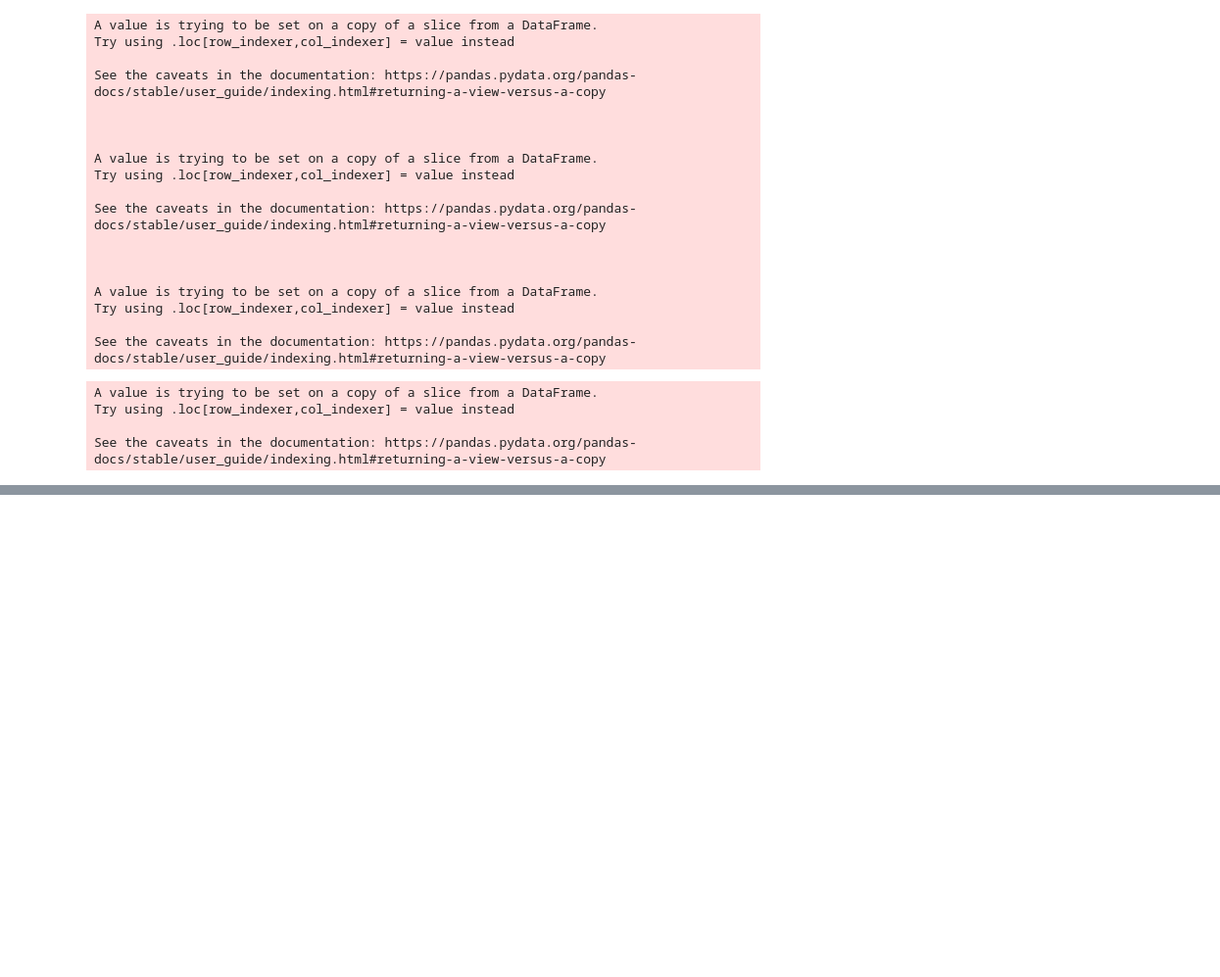
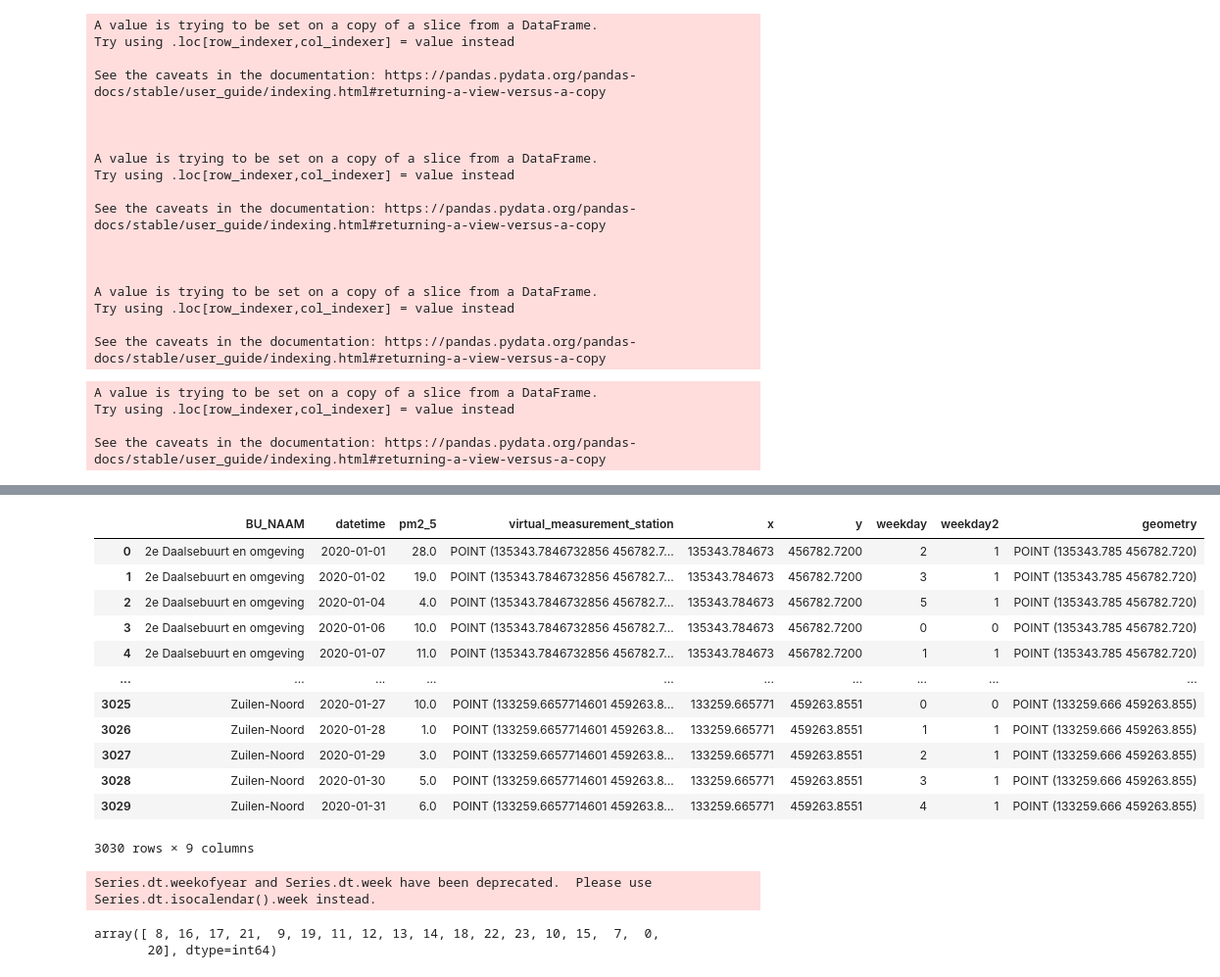
Before and after one commit to ystouthart/ADS-Snuffelfiets-Thesis, a Jupyter notebook: notebooks/2.0-snuffelfiets-playground.ipynb, the cells around one changed output, grey strips where cells are left out. Shown at 98% size. Cells and saved outputs as stored; diff of their text form; code cells hidden in the pictures; blank space fills up the shorter version.

Commit message:
Added time selection

```diff
--- a/notebooks/2.0-snuffelfiets-playground.ipynb
+++ b/notebooks/2.0-snuffelfiets-playground.ipynb
@@ -175,0 +233,46 @@ See the caveats in the documentation: https://pandas.pydata.org/pandas-docs/stab
+# %%
+df = pd.read_csv("../data/interim/neighborhood/daily_city_jan_2020.csv")
+df['datetime'] = pd.to_datetime(df['datetime'], format="%Y-%m-%d %H:%M:%S")
+
+df["weekday"] = df['datetime'].dt.dayofweek
+df['datetime'] = df['datetime'].dt.date
+
+df["weekday2"] = ((df["weekday"] == 1) | (df["weekday"] == 2) | (df["weekday"] == 3) | (df["weekday"] == 4) | (df["weekday"] == 5)).astype(int)
+
+gdf = gpd.GeoDataFrame(df, geometry=gpd.points_from_xy(df['x'],df['y'], crs="EPSG:28992"))
+
+df.to_csv("features-neigh.csv")
+# %%
+gdf
+# %% [output]
+|  | BU_NAAM | datetime | pm2_5 | virtual_measurement_station | x | y | weekday | weekday2 | geometry |
+| 0 | 2e Daalsebuurt en omgeving | 2020-01-01 | 28.0 | POINT (135343.7846732856 456782.7... | 135343.784673 | 456782.7200 | 2 | 1 | POINT (135343.785 456782.720) |
+| 1 | 2e Daalsebuurt en omgeving | 2020-01-02 | 19.0 | POINT (135343.7846732856 456782.7... | 135343.784673 | 456782.7200 | 3 | 1 | POINT (135343.785 456782.720) |
+| 2 | 2e Daalsebuurt en omgeving | 2020-01-04 | 4.0 | POINT (135343.7846732856 456782.7... | 135343.784673 | 456782.7200 | 5 | 1 | POINT (135343.785 456782.720) |
+| 3 | 2e Daalsebuurt en omgeving | 2020-01-06 | 10.0 | POINT (135343.7846732856 456782.7... | 135343.784673 | 456782.7200 | 0 | 0 | POINT (135343.785 456782.720) |
+| 4 | 2e Daalsebuurt en omgeving | 2020-01-07 | 11.0 | POINT (135343.7846732856 456782.7... | 135343.784673 | 456782.7200 | 1 | 1 | POINT (135343.785 456782.720) |
+| ... | ... | ... | ... | ... | ... | ... | ... | ... | ... |
+| 3025 | Zuilen-Noord | 2020-01-27 | 10.0 | POINT (133259.6657714601 459263.8... | 133259.665771 | 459263.8551 | 0 | 0 | POINT (133259.666 459263.855) |
+| 3026 | Zuilen-Noord | 2020-01-28 | 1.0 | POINT (133259.6657714601 459263.8... | 133259.665771 | 459263.8551 | 1 | 1 | POINT (133259.666 459263.855) |
+| 3027 | Zuilen-Noord | 2020-01-29 | 3.0 | POINT (133259.6657714601 459263.8... | 133259.665771 | 459263.8551 | 2 | 1 | POINT (133259.666 459263.855) |
+| 3028 | Zuilen-Noord | 2020-01-30 | 5.0 | POINT (133259.6657714601 459263.8... | 133259.665771 | 459263.8551 | 3 | 1 | POINT (133259.666 459263.855) |
+| 3029 | Zuilen-Noord | 2020-01-31 | 6.0 | POINT (133259.6657714601 459263.8... | 133259.665771 | 459263.8551 | 4 | 1 | POINT (133259.666 459263.855) |
+3030 rows × 9 columns
+# %%
+df = pd.read_csv("../data/external/city_jan_2020/city_jan_2020.csv")
+df['recording_time'] = pd.to_datetime(df['recording_time'], format="%Y-%m-%d %H:%M:%S")
+
+df["week"] = df["recording_time"].dt.week
+df["weekday"] = df["recording_time"].dt.dayofweek
+df['hour'] = df['recording_time'].dt.hour
+
+df = df.loc[((df["week"] == 2) | (df["week"] == 3))]
+df = df.loc[((df["weekday"] >= 1) & (df["weekday"] <= 5))]
+df = df.loc[~((df["hour"]>0) & (df["hour"]<7))]
+# %% [output]
+Series.dt.weekofyear and Series.dt.week have been deprecated.  Please use Series.dt.isocalendar().week instead.
+# %%
+df["hour"].unique()
+# %% [output]
+array([ 8, 16, 17, 21,  9, 19, 11, 12, 13, 14, 18, 22, 23, 10, 15,  7,  0,
+       20], dtype=int64)
```
Also changed, not shown: parts of 13 cells of this notebook, 4 other files.
